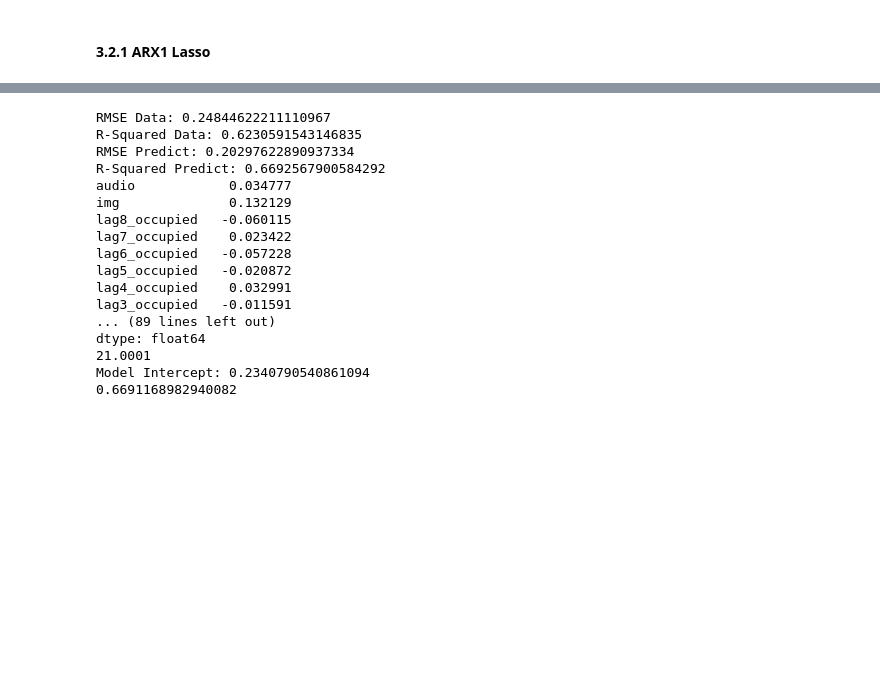
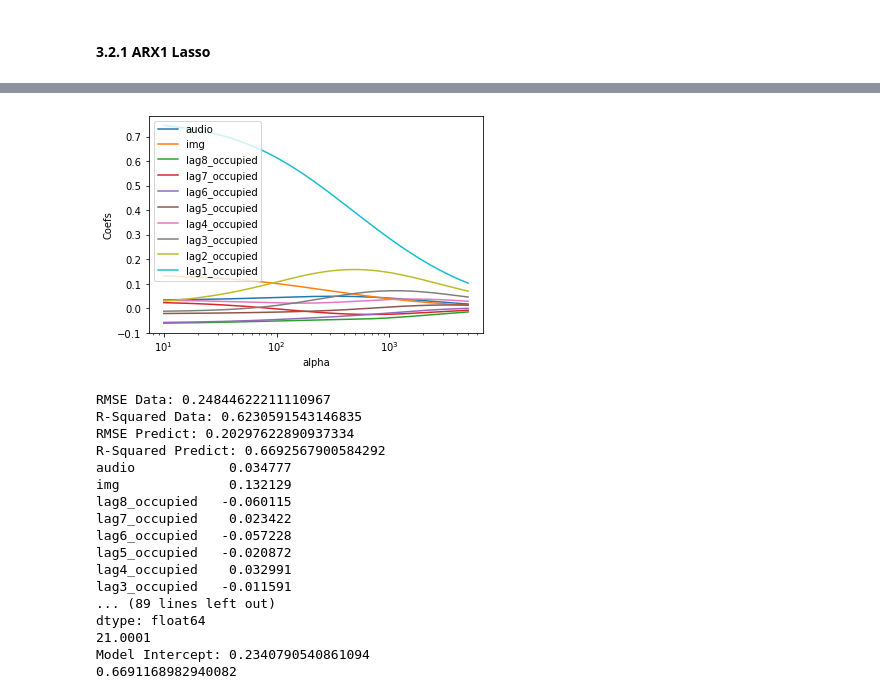
Before and after one commit to mhsjacoby/LogisticRegression_HPDmobile, a Jupyter notebook: FinalProject_Garland.ipynb, the cells around one changed output, grey strips where cells are left out. Cells and saved outputs as stored; diff of their text form; code cells hidden in the pictures; blank space fills up the shorter version.

```diff
--- a/FinalProject_Garland.ipynb
+++ b/FinalProject_Garland.ipynb
@@ -795,25 +853,3 @@ X_train = X_train.drop(columns=["occupied","co2eq", "light", "rh", "temp"])
 y_test = (df_avg.occupied[(df_avg.index >= '2019-12-15 00:00:00')])
 X_test = (df_avg[(df_avg.index >= '2019-12-15 00:00:00')])
 X_test = X_test.drop(columns=["occupied","co2eq", "light", "rh", "temp"])
-
-#graph
-alphas = np.linspace(0.0001, 5, num=10000)
-alphaLassoGraph(X_train)
-
-#lasso loop
-alpha = [0.001,0.005, 0.01, 0.02,0.09, 0.13]
-
-for a in alpha:
-  model_lasso = Lasso(alpha=a, normalize = False)
-  model_lasso.fit(X_train, y_train)
-  pred_train_lasso= model_lasso.predict(X_train)
-  print("RMSE Data:", np.sqrt(mean_squared_error(y_train,pred_train_lasso)))
-  print("R-Squared Data:" ,r2_score(y_train, pred_train_lasso))
-  pred_test_lasso = model_lasso.predict(X_test)
-  print("RMSE Predict:" ,np.sqrt(mean_squared_error(y_test,pred_test_lasso)))
-  print("R-Squared Predict:" ,r2_score(y_test, pred_test_lasso))
-  l = model_lasso.fit(X_train, y_train)
-  print(pd.Series(l.coef_, index = X_train.columns))
-
-#cross val.
-LassoCV1(X_train)
@@ -839 +900,6 @@ R-Squared: 0.6681914265226883
+# %%
+#graph
+plot_alphas(alpha_list=alphas_ridgePlot, model_fcn=Ridge, X_train=X_train, y_train=y_train)
+# %% [output]
+[figure, added]
 # %%
```
Also changed, not shown: parts of 43 cells of this notebook, 2 other files.
